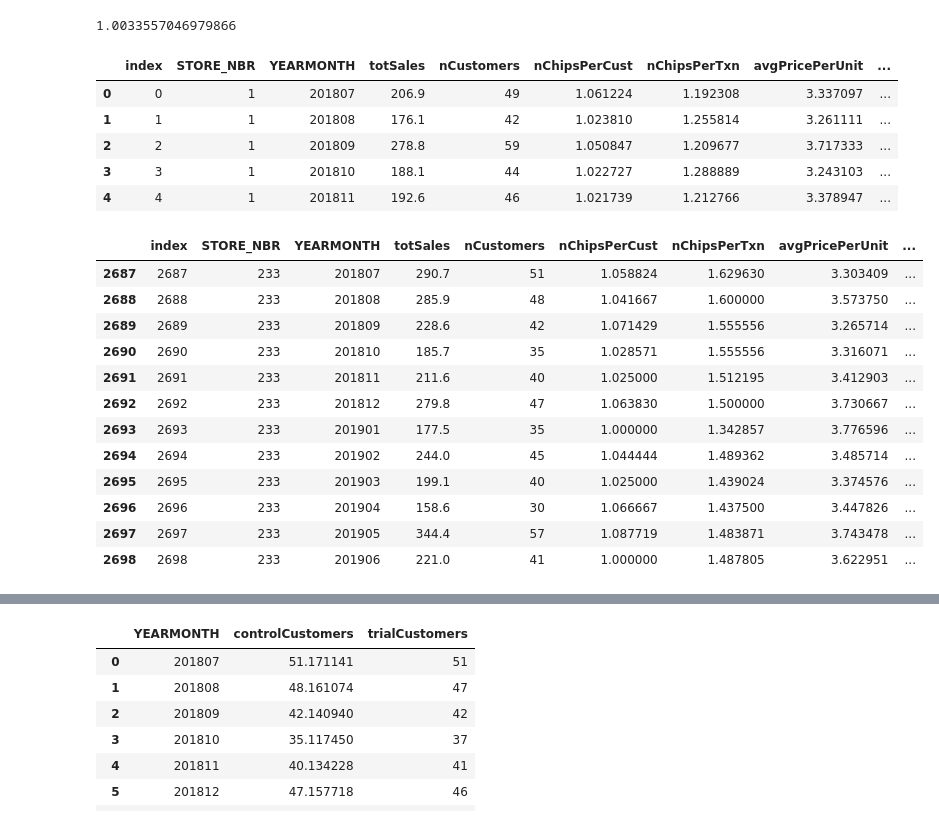
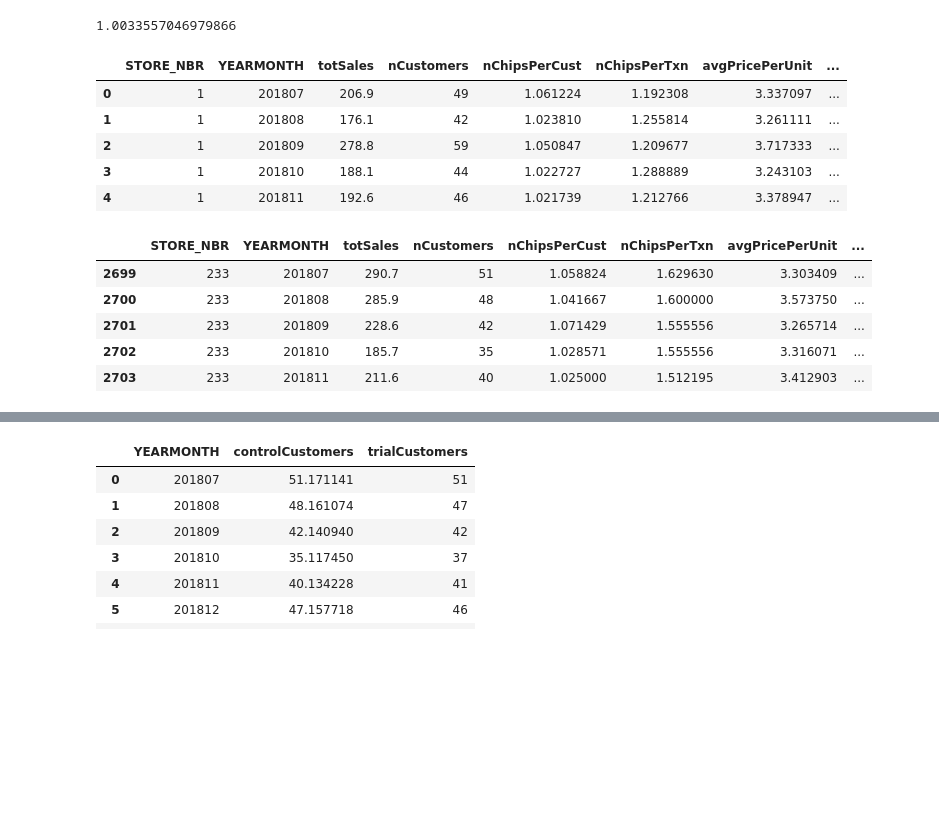
Before and after one commit to Johnson-a-hash/quantium-virtual-program, a Jupyter notebook: Quantium Module 2.ipynb, the cells around one changed output, grey strips where cells are left out. Saved outputs shown, nothing was run; the diff lists cells and outputs as text; code cells hidden in the pictures; blank space fills up the shorter version.

```diff
--- a/Quantium Module 2.ipynb
+++ b/Quantium Module 2.ipynb
@@ -299,3 +299,6 @@ measureOverTime.head()
 len(measureOverTime)
 # %% [output]
 3169
+# %%
+measureOverTime.reset_index(inplace = True)
+measureOverTime.head()
@@ -302,6 +312,6 @@ len(measureOverTime)
 # %%
 # Drop 'null_store' from 'measureOverTime' dataframe
 
-measureOverTime.drop(measureOverTime.index[null_store], inplace = True)
+measureOverTime = measureOverTime[~measureOverTime['STORE_NBR'].isin(null_store)]
 len(measureOverTime)
 # %% [output]
@@ -976,32 +977,24 @@ scalingFactorCustomers
 1.0033557046979866
 # %%
 scaledControlCustomers = measureOverTime
-scaledControlCustomers.reset_index(inplace = True)
 scaledControlCustomers.head()
 # %% [output]
-|  | index | STORE_NBR | YEARMONTH | totSales | nCustomers | nChipsPerCust | nChipsPerTxn | avgPricePerUnit | ... |
-| 0 | 0 | 1 | 201807 | 206.9 | 49 | 1.061224 | 1.192308 | 3.337097 | ... |
-| 1 | 1 | 1 | 201808 | 176.1 | 42 | 1.023810 | 1.255814 | 3.261111 | ... |
-| 2 | 2 | 1 | 201809 | 278.8 | 59 | 1.050847 | 1.209677 | 3.717333 | ... |
-| 3 | 3 | 1 | 201810 | 188.1 | 44 | 1.022727 | 1.288889 | 3.243103 | ... |
-| 4 | 4 | 1 | 201811 | 192.6 | 46 | 1.021739 | 1.212766 | 3.378947 | ... |
+|  | STORE_NBR | YEARMONTH | totSales | nCustomers | nChipsPerCust | nChipsPerTxn | avgPricePerUnit | ... |
+| 0 | 1 | 201807 | 206.9 | 49 | 1.061224 | 1.192308 | 3.337097 | ... |
+| 1 | 1 | 201808 | 176.1 | 42 | 1.023810 | 1.255814 | 3.261111 | ... |
+| 2 | 1 | 201809 | 278.8 | 59 | 1.050847 | 1.209677 | 3.717333 | ... |
+| 3 | 1 | 201810 | 188.1 | 44 | 1.022727 | 1.288889 | 3.243103 | ... |
+| 4 | 1 | 201811 | 192.6 | 46 | 1.021739 | 1.212766 | 3.378947 | ... |
 # %%
 scaledControlCustomers = scaledControlCustomers.loc[scaledControlCustomers['STORE_NBR'] == control_store]
-scaledControlCustomers
+scaledControlCustomers.head()
 # %% [output]
-|  | index | STORE_NBR | YEARMONTH | totSales | nCustomers | nChipsPerCust | nChipsPerTxn | avgPricePerUnit | ... |
-| 2687 | 2687 | 233 | 201807 | 290.7 | 51 | 1.058824 | 1.629630 | 3.303409 | ... |
-| 2688 | 2688 | 233 | 201808 | 285.9 | 48 | 1.041667 | 1.600000 | 3.573750 | ... |
-| 2689 | 2689 | 233 | 201809 | 228.6 | 42 | 1.071429 | 1.555556 | 3.265714 | ... |
-| 2690 | 2690 | 233 | 201810 | 185.7 | 35 | 1.028571 | 1.555556 | 3.316071 | ... |
-| 2691 | 2691 | 233 | 201811 | 211.6 | 40 | 1.025000 | 1.512195 | 3.412903 | ... |
-| 2692 | 2692 | 233 | 201812 | 279.8 | 47 | 1.063830 | 1.500000 | 3.730667 | ... |
-| 2693 | 2693 | 233 | 201901 | 177.5 | 35 | 1.000000 | 1.342857 | 3.776596 | ... |
-| 2694 | 2694 | 233 | 201902 | 244.0 | 45 | 1.044444 | 1.489362 | 3.485714 | ... |
-| 2695 | 2695 | 233 | 201903 | 199.1 | 40 | 1.025000 | 1.439024 | 3.374576 | ... |
-| 2696 | 2696 | 233 | 201904 | 158.6 | 30 | 1.066667 | 1.437500 | 3.447826 | ... |
-| 2697 | 2697 | 233 | 201905 | 344.4 | 57 | 1.087719 | 1.483871 | 3.743478 | ... |
-| 2698 | 2698 | 233 | 201906 | 221.0 | 41 | 1.000000 | 1.487805 | 3.622951 | ... |
+|  | STORE_NBR | YEARMONTH | totSales | nCustomers | nChipsPerCust | nChipsPerTxn | avgPricePerUnit | ... |
+| 2699 | 233 | 201807 | 290.7 | 51 | 1.058824 | 1.629630 | 3.303409 | ... |
+| 2700 | 233 | 201808 | 285.9 | 48 | 1.041667 | 1.600000 | 3.573750 | ... |
+| 2701 | 233 | 201809 | 228.6 | 42 | 1.071429 | 1.555556 | 3.265714 | ... |
+| 2702 | 233 | 201810 | 185.7 | 35 | 1.028571 | 1.555556 | 3.316071 | ... |
+| 2703 | 233 | 201811 | 211.6 | 40 | 1.025000 | 1.512195 | 3.412903 | ... |
 # %%
 scaledControlCustomers['controlCustomers'] = scaledControlCustomers['nCustomers'] * scalingFactorCustomers
 scaledControlCustomers.head()
```
Also changed, not shown: parts of 147 cells of this notebook.
